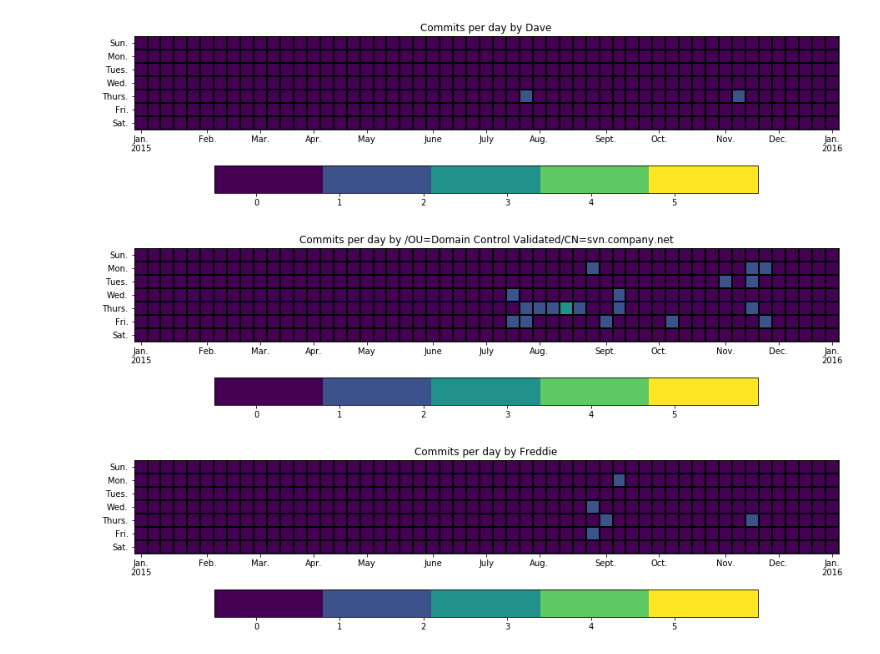
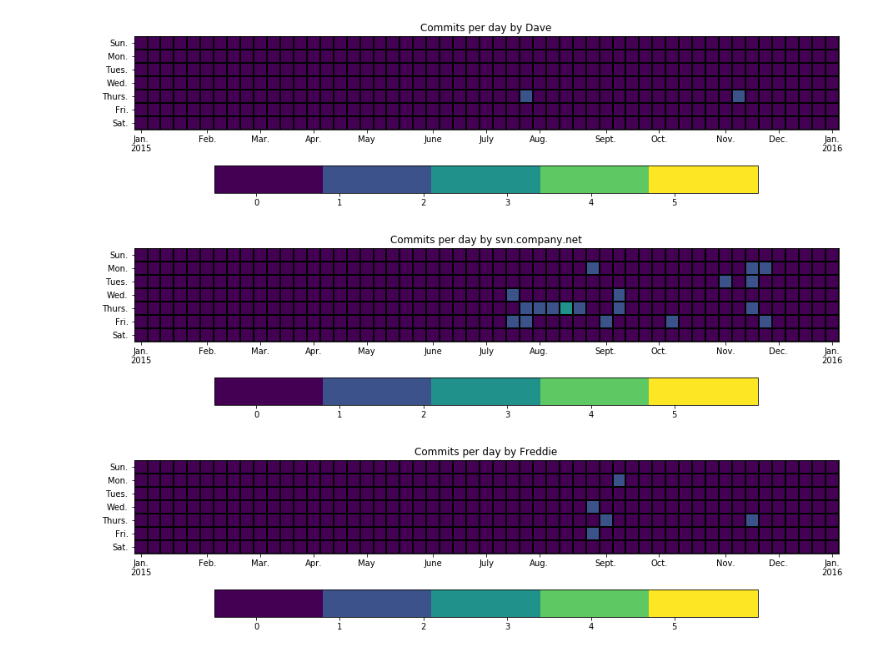
Before and after one commit to barrysheppard/B8IT105-CA4, a Jupyter notebook: Analysis.ipynb, the cells around one changed output. Cells and saved outputs as stored; diff of their text form; code cells hidden in the pictures.

```diff
--- a/Analysis.ipynb
+++ b/Analysis.ipynb
@@ -41,0 +78,2 @@ Name: 2, dtype: object
+# %%
+df_commits.replace('/OU=Domain Control Validated/CN=svn.company.net', 'svn.company.net', inplace=True)
@@ -118,9 +231,9 @@ custom_heatmap(df_commits, 'Dave', color_range=5)
 # %% [output]
 [figure]
 # %%
-custom_heatmap(df_commits, '/OU=Domain Control Validated/CN=svn.company.net', color_range=5)
+custom_heatmap(df_commits, 'svn.company.net', color_range=5)
 # %% [output]
-[figure, old version]
+[figure, new version]
 # %%
 custom_heatmap(df_commits, 'Freddie', color_range=5)
 # %% [output]
```
Also changed, not shown: parts of 50 cells of this notebook, 2 other files.
